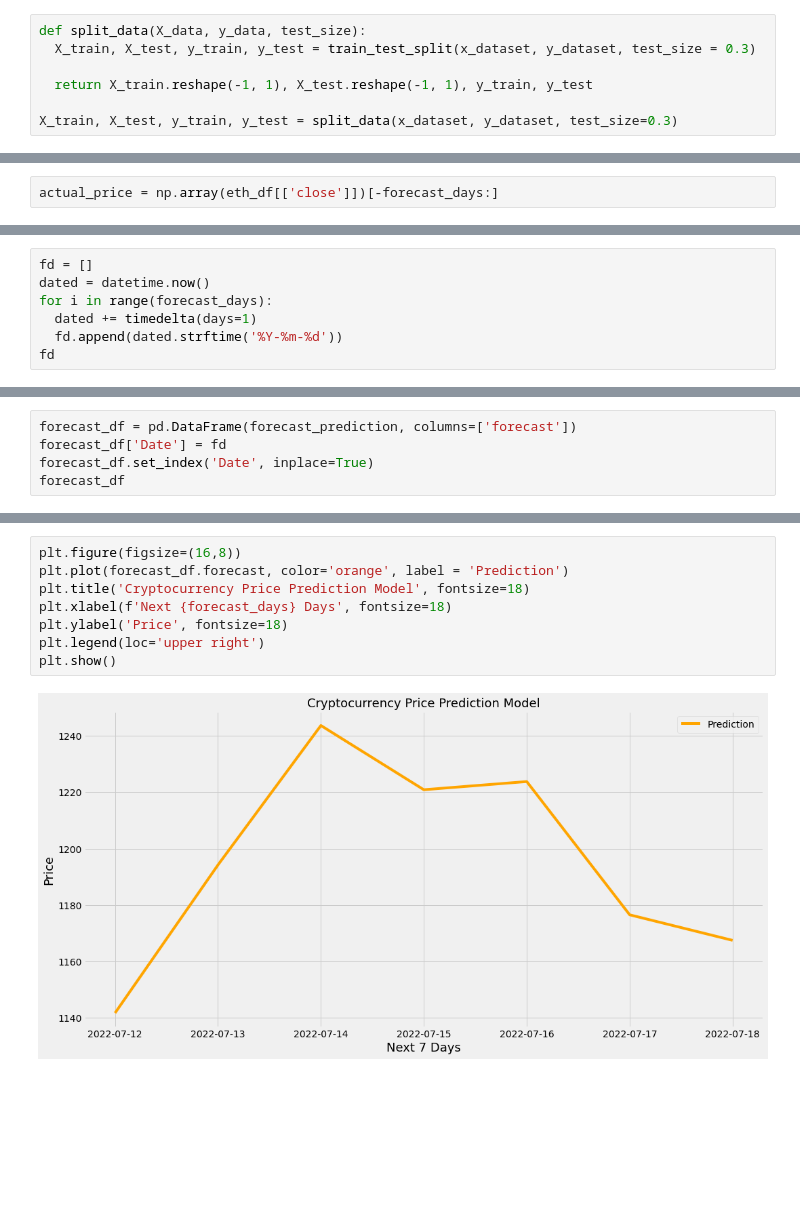
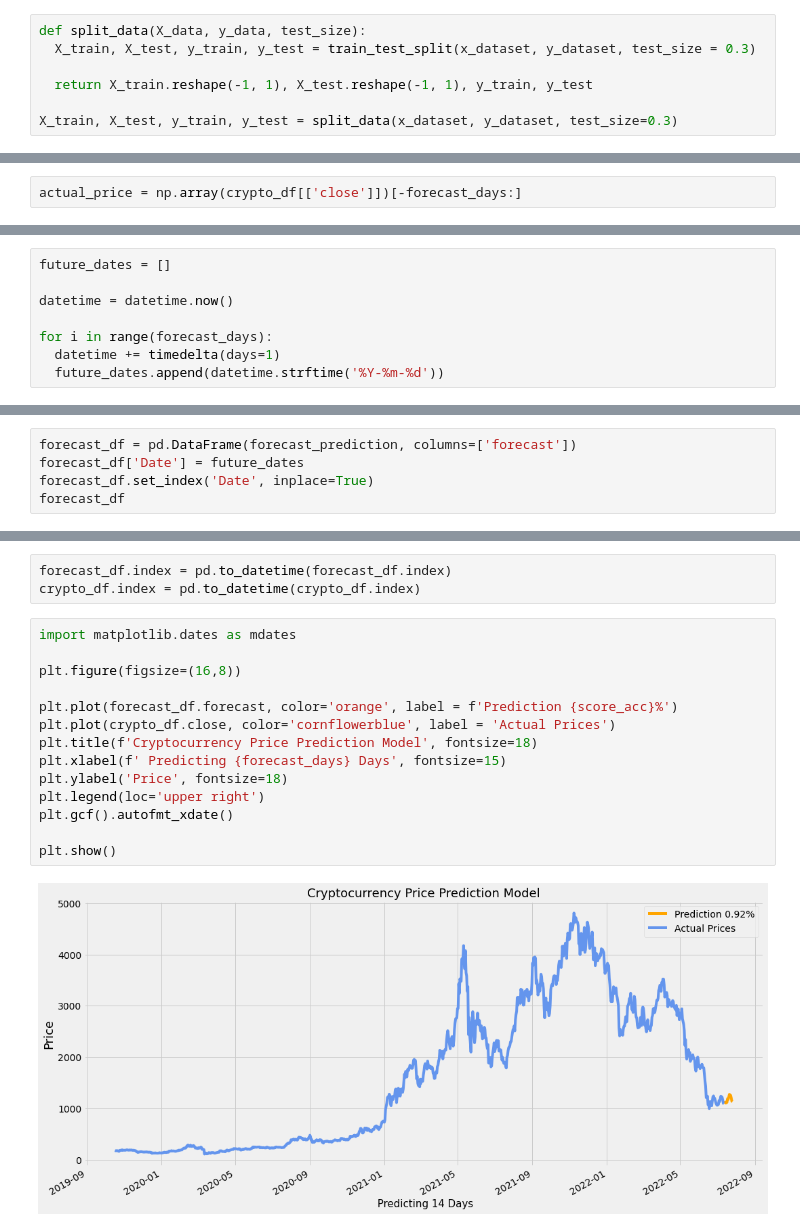
Before and after one commit to rudycav/Digital-Assets-Prediction-Model, a Jupyter notebook: Project/ Crypto_forecast_model.ipynb, the cells around one changed output, grey strips where cells are left out. Saved outputs shown, nothing was run; the diff lists cells and outputs as text; blank space fills up the shorter version.

```diff
--- a/Project/ Crypto_forecast_model.ipynb
+++ b/Project/ Crypto_forecast_model.ipynb
@@ -129,5 +115,5 @@ lin_reg_model.score(X_test, y_test)
 # %%
-actual_price = np.array(eth_df[['close']])[-forecast_days:]
+actual_price = np.array(crypto_df[['close']])[-forecast_days:]
 # %%
 forecast_prediction = lin_reg_model.predict(actual_price)
 forecast_prediction
@@ -137,7 +125,8 @@ array([1141.59714029, 1194.19338135, 1243.72548039, 1220.9146453 ,
 # %%
-fd = []
-dated = datetime.now()
+future_dates = []
+
+datetime = datetime.now()
+
 for i in range(forecast_days):
-  dated += timedelta(days=1)
-  fd.append(dated.strftime('%Y-%m-%d'))
-fd
+  datetime += timedelta(days=1)
+  future_dates.append(datetime.strftime('%Y-%m-%d'))
@@ -152,6 +133,6 @@ fd
 # %%
 forecast_df = pd.DataFrame(forecast_prediction, columns=['forecast'])
-forecast_df['Date'] = fd
+forecast_df['Date'] = future_dates
 forecast_df.set_index('Date', inplace=True)
 forecast_df
 # %% [output]
@@ -167,10 +155,19 @@ forecast_df
+# %%
+forecast_df.index = pd.to_datetime(forecast_df.index)
+crypto_df.index = pd.to_datetime(crypto_df.index)
 # %%
+import matplotlib.dates as mdates
+
 plt.figure(figsize=(16,8))
-plt.plot(forecast_df.forecast, color='orange', label = 'Prediction')
-plt.title('Cryptocurrency Price Prediction Model', fontsize=18)
-plt.xlabel(f'Next {forecast_days} Days', fontsize=18)
+
+plt.plot(forecast_df.forecast, color='orange', label = f'Prediction {score_acc}%')
+plt.plot(crypto_df.close, color='cornflowerblue', label = 'Actual Prices')
+plt.title(f'Cryptocurrency Price Prediction Model', fontsize=18)
+plt.xlabel(f' Predicting {forecast_days} Days', fontsize=15)
 plt.ylabel('Price', fontsize=18)
 plt.legend(loc='upper right')
+plt.gcf().autofmt_xdate()
+
 plt.show()
 # %% [output]
-[figure, old version]
+[figure, new version]
```
Also changed, not shown: parts of 9 cells of this notebook.
